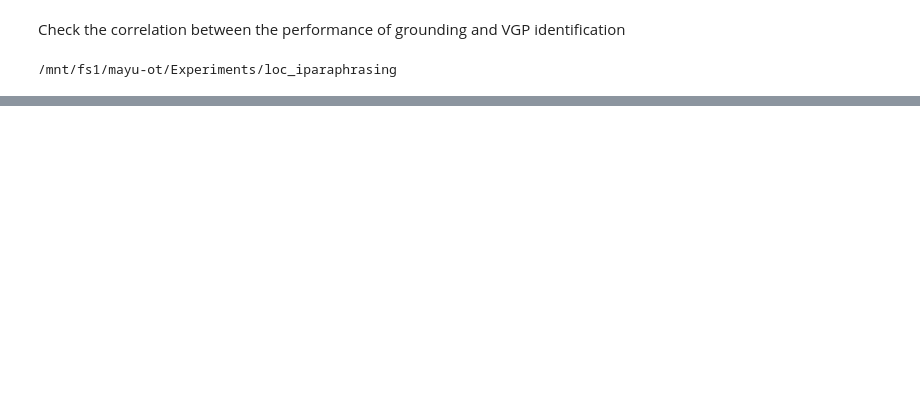
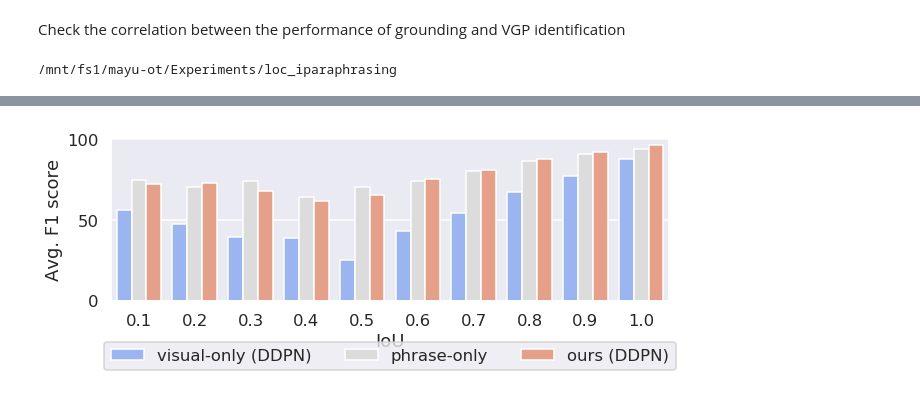
Before and after one commit to mayu-ot/visually-grounded-paraphrases, a Jupyter notebook: notebook/detailed evaluation based on iou.ipynb, the cells around one changed output, grey strips where cells are left out. Saved outputs shown, nothing was run; the diff lists cells and outputs as text; code cells hidden in the pictures; blank space fills up the shorter version.

```diff
--- a/notebook/detailed evaluation based on iou.ipynb
+++ b/notebook/detailed evaluation based on iou.ipynb
@@ -102 +149,32 @@ sns.distplot(ious1, kde=False)
+# %%
+interval = 0.1
+sns.set_context("talk")
+palette=sns.color_palette("coolwarm", 3)
+# palette=sns.diverging_palette(220, 20, n=5)
+
+N = len(ddpn_scores)
+
+lng_df = pd.DataFrame({'IoU': np.arange(interval, 1+interval, interval),
+                      'Avg. F1 score': lng_scores,
+                       'models': ['phrase-only']*N})
+
+vis_ddpn_df = pd.DataFrame({'IoU': np.arange(interval, 1+interval, interval),
+                      'Avg. F1 score': vis_ddpn_scores,
+                       'models': ['visual-only (DDPN)']*N})
+
+ddpn_df = pd.DataFrame({'IoU': np.arange(interval, 1+interval, interval),
+                      'Avg. F1 score': ddpn_scores,
+                      'models': ['ours (DDPN)']*N})
+
+all_data = pd.concat((vis_ddpn_df, lng_df, ddpn_df))
+
+plt.figure(figsize=(10, 3))
+# plt.axhline(lng_avr_score, color='k', linestyle='--', label='phrase-only')
+g = sns.barplot(x='IoU', y='Avg. F1 score', hue='models', data=all_data, palette=palette)
+g.set_xticklabels(['%.1f'%x for x in np.arange(interval, 1+interval, interval)])
+# plt.legend(bbox_to_anchor=(1.05, 1), loc=2, borderaxespad=0.)
+plt.gca().legend(loc='upper center', bbox_to_anchor=(0.5, -0.2), ncol=3)
+plt.savefig('figures/cvpr/detailed_results_bar_ddpn.pdf', bbox_inches='tight')
+# %% [output]
+[figure, added]
 # %%
```
Also changed, not shown: parts of 13 cells of this notebook, 11 other files.
